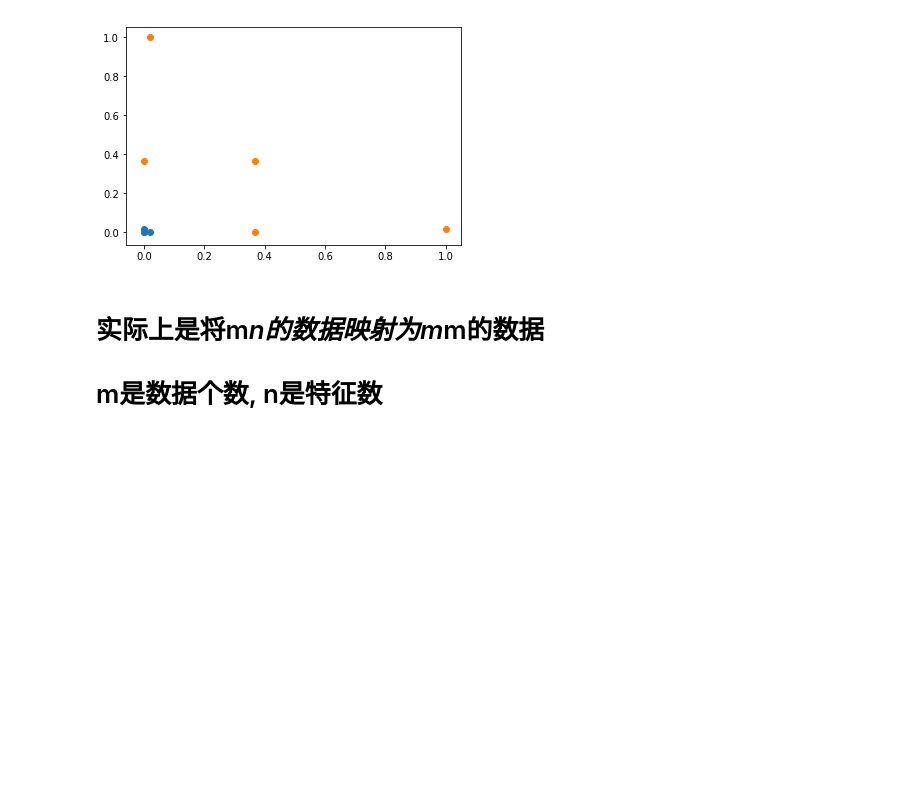
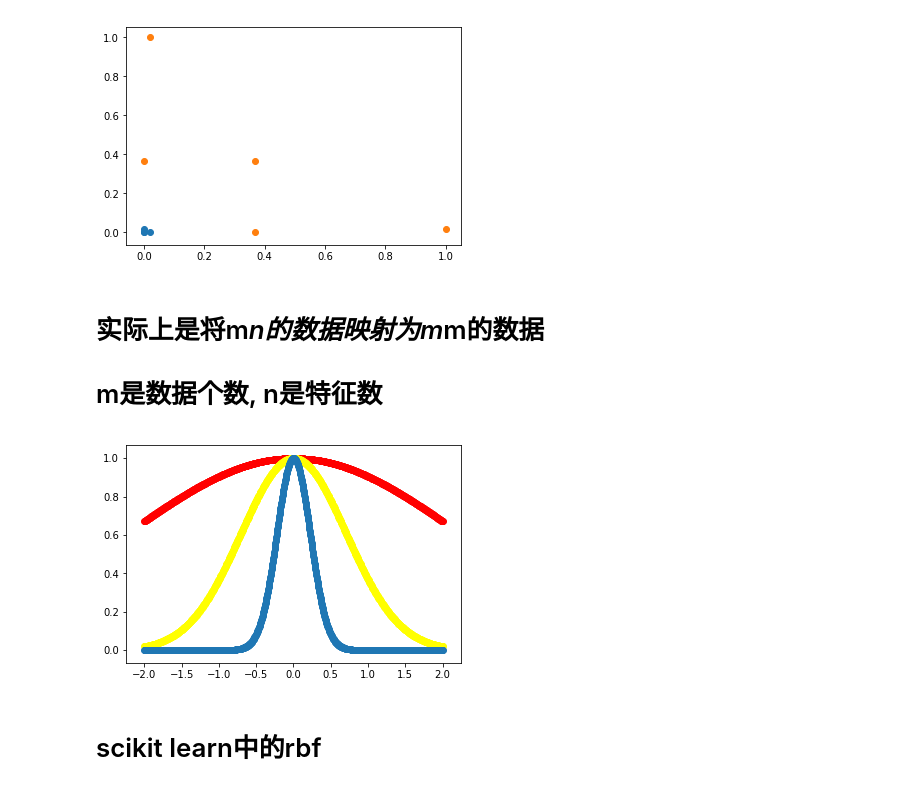
Before and after one commit to gaoxingliang/learnpython, a Jupyter notebook: Python3玩转机器学习/11_SVM/05_svm中的多项式特征和Kernal.ipynb, the cells around one changed output. Saved outputs shown, nothing was run; the diff lists cells and outputs as text; code cells hidden in the pictures; blank space fills up the shorter version.

```diff
--- a/Python3玩转机器学习/11_SVM/05_svm中的多项式特征和Kernal.ipynb
+++ b/Python3玩转机器学习/11_SVM/05_svm中的多项式特征和Kernal.ipynb
@@ -172,3 +172,21 @@ plt.show()
 # %% [markdown]
 # 实际上是将m*n的数据映射为m*m的数据
 # m是数据个数, n是特征数
+# %%
+# 我们来看看gamma的值不同时的图像
+testX = np.linspace(-2, 2, 1000)
+def gaussFunc(gamma, x):
+    return np.exp(-gamma * x**2)
+
+testGamma1 = gaussFunc(0.1, testX)
+testGamma2 = gaussFunc(1, testX)
+testGamma3 = gaussFunc(10, testX)
+
+plt.scatter(testX, testGamma1, color="red")
+plt.scatter(testX, testGamma2, color="yellow")
+plt.scatter(testX, testGamma3)
+plt.show()
+# %% [output]
+[figure, added]
+# %% [markdown]
+# scikit learn中的rbf
```
Also changed, not shown: parts of 8 cells of this notebook, 2 other files.
